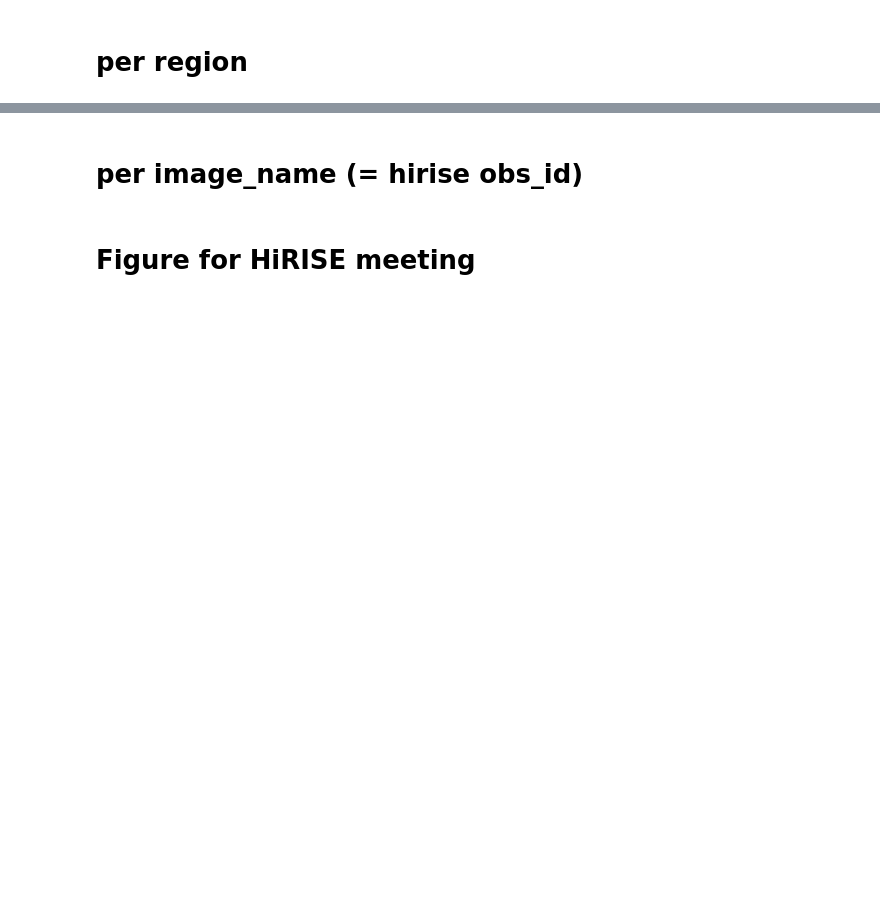
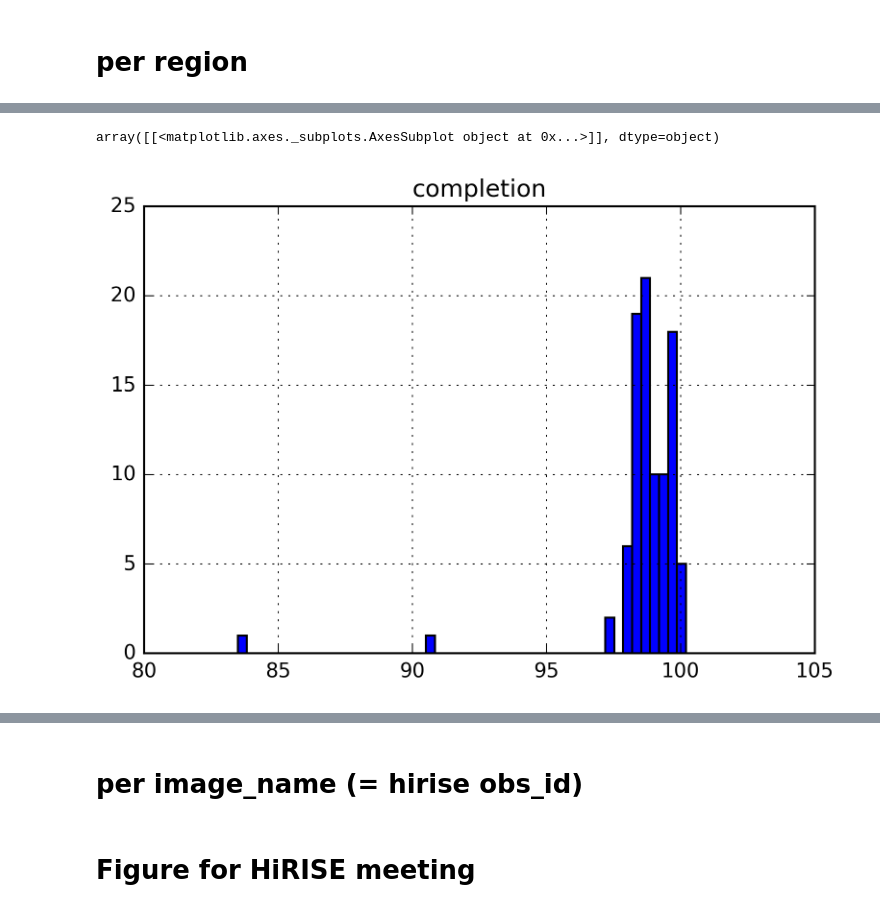
Before and after one commit to michaelaye/planet4, a Jupyter notebook: notebooks/2015-03-26 General Status.ipynb, the cells around one changed output, grey strips where cells are left out. Drawn from its saved outputs; the diff is of its cells as text; code cells hidden in the pictures; blank space fills up the shorter version.

```diff
--- a/notebooks/2015-03-26 General Status.ipynb
+++ b/notebooks/2015-03-26 General Status.ipynb
@@ -4,19 +4,25 @@ from planet4 import region_data, io, helper_functions
 # per region
 # %%
 def process_region(args):
-    from planet4 import region_data, io, helper_functions
+    from planet4 import region_data, io, stats
     regionclass, season = args
     try:
-        imagenames = getattr(regionclass, season)
+        image_names = getattr(regionclass, season)
     except AttributeError:
-        return "No {} data for region {} in PlanetFour.".format(season, regionclass)
-    print(imagenames)
-    df = io.get_list_of_image_names_data(imagenames)
-    return "Status for {}, {}: {}".format(regionclass,
-                                          season,
-                                          helper_functions.get_status_per_classifications(df))
+        print("No data for that season found.")
+        return None
+    results = []
+    for image_name in image_names:
+        df = io.DBManager(s23=False).get_image_name_markings(image_name)
+        results.append(stats.get_status_per_classifications(df))
+    resdf = pd.DataFrame(dict(image_name=image_names, completion=results))
+    resdf['season'] = season
+    resdf['region'] = regionclass.__name__
+    return resdf
 # %%
-processlist = []
-for season in ['season'+str(i) for i in range(1,5)]:
-    for region in [region_data.Manhattan]:
-        processlist.append((region, season))
+def get_process_list():
+    processlist = []
+    for season in ['season'+str(i) for i in range(1,5)]:
+        for region in region_data.regions:
+            processlist.append((region, season))
+    return processlist
@@ -37,0 +58,7 @@ for region in region_data.regions:
+# %%
+import sys
+processlist = get_process_list()
+results = lbview.map_async(process_region, processlist)
+display_multi_progress(results, processlist)
+# %%
+statusdf = pd.concat(results.result(), ignore_index=True)
@@ -37,0 +68,5 @@ for region in region_data.regions:
+# %%
+statusdf[statusdf.completion < 110].hist(bins=50)
+# %% [output]
+array([[<matplotlib.axes._subplots.AxesSubplot object at 0x...>]], dtype=object)
+[figure, added]
```
Also changed, not shown: parts of 7 cells of this notebook, 15 other files.
